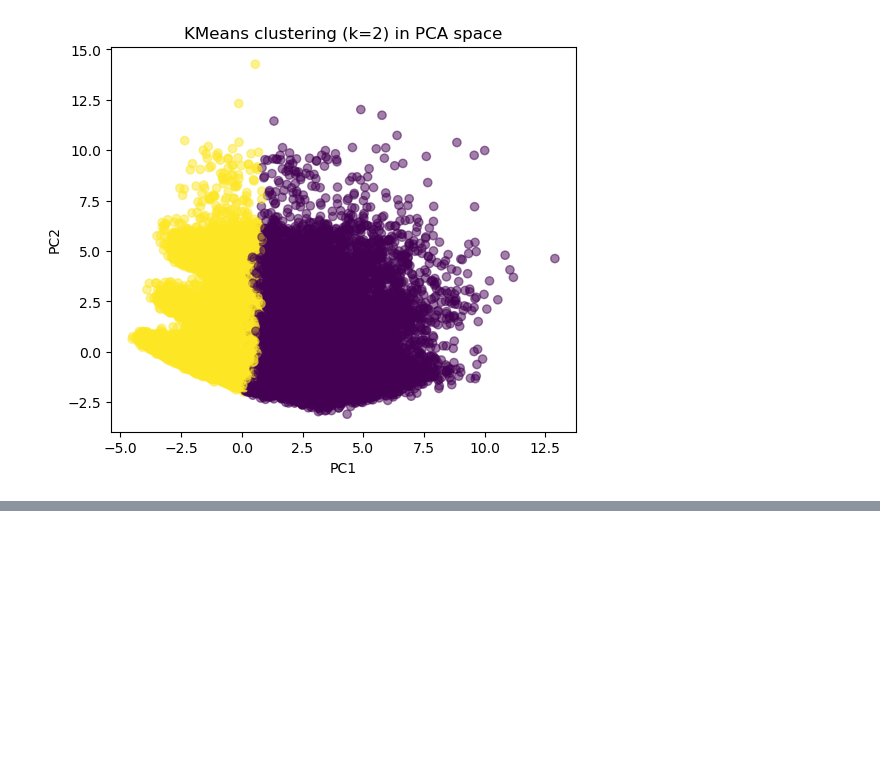
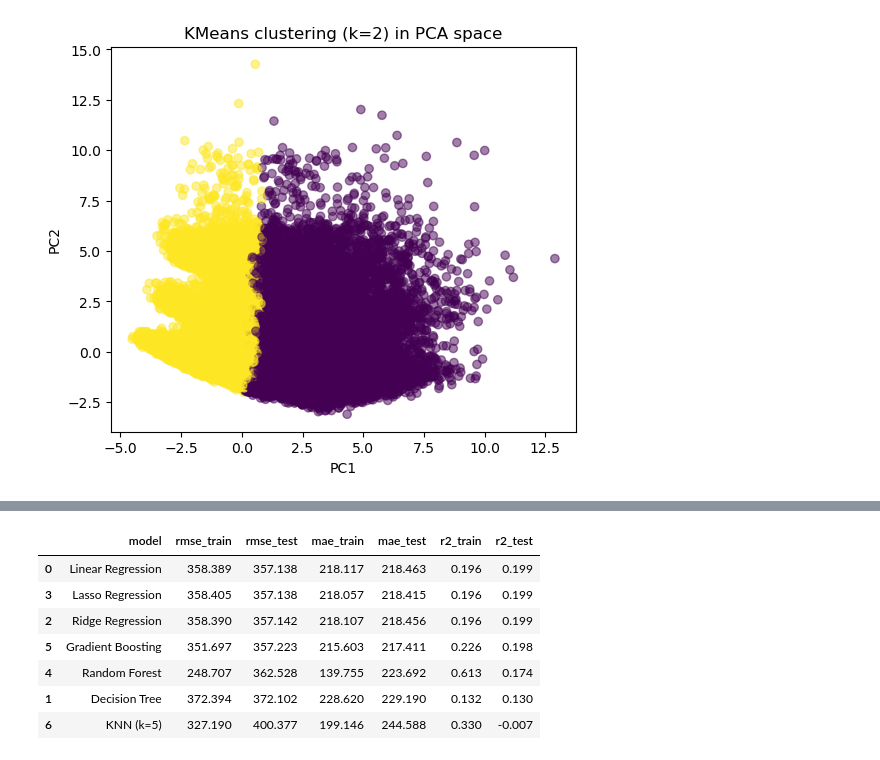
Before and after one commit to linneaovervad/examAML, a Jupyter notebook: insurance.ipynb, the cells around one changed output, grey strips where cells are left out. Cells and saved outputs as stored; diff of their text form; code cells hidden in the pictures; blank space fills up the shorter version.

Commit message:
Changes with table and grid

```diff
--- a/insurance.ipynb
+++ b/insurance.ipynb
@@ -456,0 +506,10 @@ plt.show()
+# %%
+from sklearn.dummy import DummyRegressor
+baseline = Pipeline(steps=[
+    ("preprocessor", preprocessor),            # keeps it consistent with other models
+    ("regressor", DummyRegressor(strategy="mean"))
+])
+
+baseline.fit(X_train, y_train)
+
+evaluate_regressor("Baseline (mean)", baseline, X_train, X_test, y_train, y_test)
@@ -478,0 +544,64 @@ plt.show()
+# %%
+from sklearn.metrics import mean_squared_error, mean_absolute_error, r2_score
+
+# list to store results from all models
+results = []
+
+def evaluate_regressor(name, model, X_train, X_test, y_train, y_test):
+    """Print metrics and store them in the global `results` list."""
+    # predictions
+    y_pred_train = model.predict(X_train)
+    y_pred_test = model.predict(X_test)
+
+    # errors
+    mse_train = mean_squared_error(y_train, y_pred_train)
+    mse_test = mean_squared_error(y_test, y_pred_test)
+
+    rmse_train = np.sqrt(mse_train)
+    rmse_test = np.sqrt(mse_test)
+
+    mae_train = mean_absolute_error(y_train, y_pred_train)
+    mae_test = mean_absolute_error(y_test, y_pred_test)
+
+    r2_train = r2_score(y_train, y_pred_train)
+    r2_test = r2_score(y_test, y_pred_test)
+
+    # print nicely
+    print(f"=== {name} ===")
+    print(f"Train: RMSE={rmse_train:.2f}, MAE={mae_train:.2f}, R²={r2_train:.3f}")
+    print(f"Test : RMSE={rmse_test:.2f}, MAE={mae_test:.2f}, R²={r2_test:.3f}")
+    print()
+
+    # store in results list for later DataFrame
+    results.append({
+        "model": name,
+        "rmse_train": rmse_train,
+        "rmse_test": rmse_test,
+        "mae_train": mae_train,
+        "mae_test": mae_test,
+        "r2_train": r2_train,
+        "r2_test": r2_test
+    })
+
+evaluate_regressor("Linear Regression", model, X_train, X_test, y_train, y_test)
+evaluate_regressor("Decision Tree", tree_pipeline, X_train, X_test, y_train, y_test)
+evaluate_regressor("Ridge Regression", ridge, X_train, X_test, y_train, y_test)
+evaluate_regressor("Lasso Regression", lasso, X_train, X_test, y_train, y_test)
+evaluate_regressor("Random Forest", rf, X_train, X_test, y_train, y_test)
+evaluate_regressor("Gradient Boosting", gbr, X_train, X_test, y_train, y_test)
+evaluate_regressor("KNN (k=5)", knn, X_train, X_test, y_train, y_test)
+# + any others you add later (e.g. Bagging)
+
+
+from IPython.display import display
+
+results_df = pd.DataFrame(results)
+
+# round for nicer display
+results_df_rounded = results_df.copy()
+results_df_rounded[["rmse_train","rmse_test","mae_train","mae_test","r2_train","r2_test"]] = \
+    results_df_rounded[["rmse_train","rmse_test","mae_train","mae_test","r2_train","r2_test"]].round(3)
+
+# sort by best (lowest) test RMSE and display as a table
+display(results_df_rounded.sort_values("rmse_test"))
+# %% [output]
@@ -478,0 +625,8 @@ plt.show()
+|  | model | rmse_train | rmse_test | mae_train | mae_test | r2_train | r2_test |
+| 0 | Linear Regression | 358.389 | 357.138 | 218.117 | 218.463 | 0.196 | 0.199 |
+| 3 | Lasso Regression | 358.405 | 357.138 | 218.057 | 218.415 | 0.196 | 0.199 |
+| 2 | Ridge Regression | 358.390 | 357.142 | 218.107 | 218.456 | 0.196 | 0.199 |
+| 5 | Gradient Boosting | 351.697 | 357.223 | 215.603 | 217.411 | 0.226 | 0.198 |
+| 4 | Random Forest | 248.707 | 362.528 | 139.755 | 223.692 | 0.613 | 0.174 |
+| 1 | Decision Tree | 372.394 | 372.102 | 228.620 | 229.190 | 0.132 | 0.130 |
+| 6 | KNN (k=5) | 327.190 | 400.377 | 199.146 | 244.588 | 0.330 | -0.007 |
```
Also changed, not shown: parts of 15 cells of this notebook.
